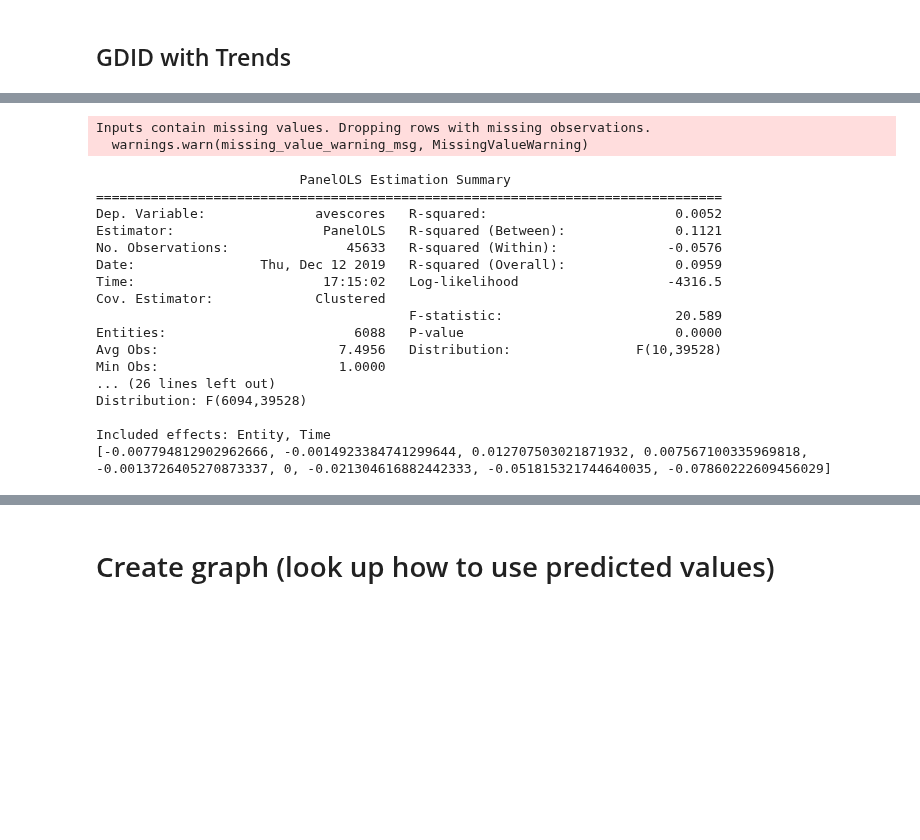
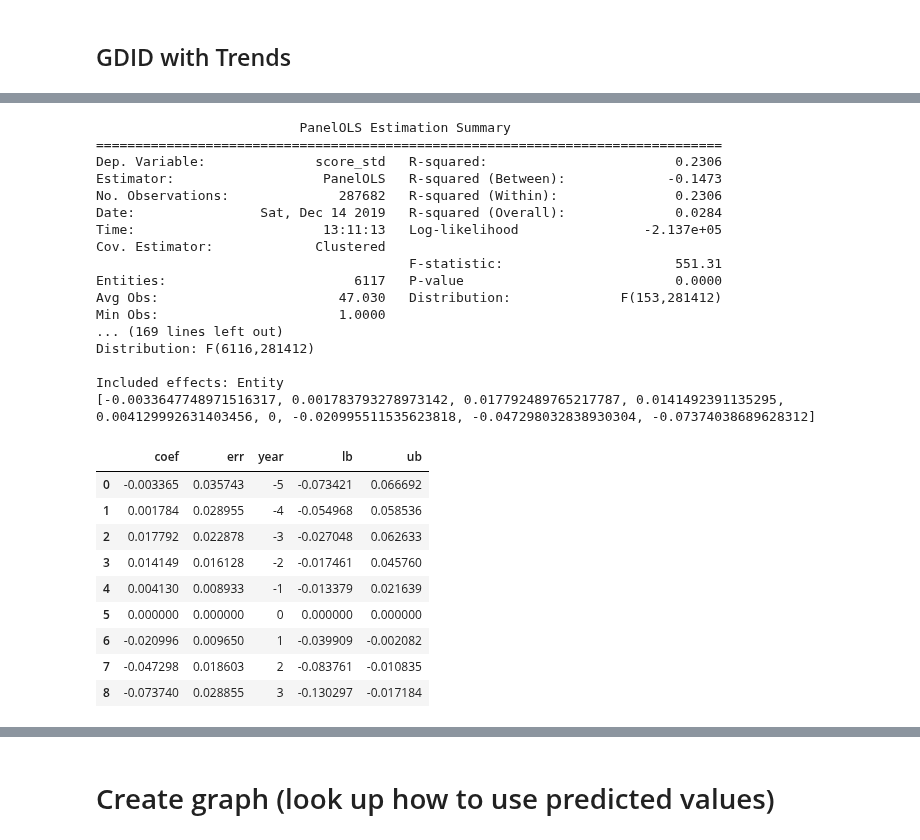
Before and after one commit to KylieLAnglin/dofis, a Jupyter notebook: analysis/Who Needs Rules/05_gdid.ipynb, the cells around one changed output, grey strips where cells are left out. Drawn from its saved outputs; the diff is of its cells as text; code cells hidden in the pictures; blank space fills up the shorter version.

```diff
--- a/analysis/Who Needs Rules/05_gdid.ipynb
+++ b/analysis/Who Needs Rules/05_gdid.ipynb
@@ -221,13 +225,17 @@ Included effects: Entity, Time
 # %%
-mod = PanelOLS.from_formula('avescores ~ + 1 + pre5 + pre4 + pre3 + pre2 + pre1 + post1 + post2 + post3 + students_hisp + students_num + TimeEffects + EntityEffects', df)
+mod = PanelOLS.from_formula('score_std ~ + 1 + pre5 + pre4 + pre3 + pre2 + pre1 + post1 + post2 + post3 + students_hisp + students_num + C(test_by_year) + EntityEffects', df)
 res = mod.fit(cov_type='clustered', cluster_entity=True)
 print(res)
 nonparametric = []
+nonparametric_se = []
 for coef in ['pre5', 'pre4', 'pre3', 'pre2', 'pre1', 'pre0', 'post1', 'post2', 'post3']:
     nonpar = 0
+    nonpar_se = 0
     if coef != 'pre0':
         nonpar = res.params[coef]
+        nonpar_se = res.std_errors[coef]
     nonparametric.append(nonpar)
+    nonparametric_se.append(nonpar_se)
 print(nonparametric)
 row = 3
 for coef in ['post3', 'post2', 'post1', 'pre1', 'pre2', 'pre3', 'pre4', 'pre5']:
@@ -237,22 +245,39 @@ for coef in ['post3', 'post2', 'post1', 'pre1', 'pre2', 'pre3', 'pre4', 'pre5']:
     row = row + 1
 wb.save(file)
 # %% [output]
-Inputs contain missing values. Dropping rows with missing observations.
-  warnings.warn(missing_value_warning_msg, MissingValueWarning)
+                          PanelOLS Estimation Summary
+================================================================================
+Dep. Variable:              score_std   R-squared:                        0.2306
+Estimator:                   PanelOLS   R-squared (Between):             -0.1473
+No. Observations:              287682   R-squared (Within):               0.2306
+Date:                Sat, Dec 14 2019   R-squared (Overall):              0.0284
+Time:                        13:11:13   Log-likelihood                -2.137e+05
+Cov. Estimator:             Clustered
+                                        F-statistic:                      551.31
+Entities:                        6117   P-value                           0.0000
+Avg Obs:                       47.030   Distribution:              F(153,281412)
+Min Obs:                       1.0000
+... (169 lines left out)
+Distribution: F(6116,281412)
+
+Included effects: Entity
+[-0.0033647748971516317, 0.001783793278973142, 0.017792489765217787, 0.0141492391135295, 0.004129992631403456, 0, -0.020995511535623818, -0.047298032838930304, -0.07374038689628312]
-                          PanelOLS Estimation Summary
-================================================================================
-Dep. Variable:              avescores   R-squared:                        0.0052
-Estimator:                   PanelOLS   R-squared (Between):              0.1121
-No. Observations:               45633   R-squared (Within):              -0.0576
-Date:                Thu, Dec 12 2019   R-squared (Overall):              0.0959
-Time:                        17:15:02   Log-likelihood                   -4316.5
-Cov. Estimator:             Clustered
-                                        F-statistic:                      20.589
-Entities:                        6088   P-value                           0.0000
-Avg Obs:                       7.4956   Distribution:                F(10,39528)
-Min Obs:                       1.0000
-... (26 lines left out)
-Distribution: F(6094,39528)
-
-Included effects: Entity, Time
-[-0.007794812902962666, -0.0014923384741299644, 0.012707503021871932, 0.007567100335969818, -0.0013726405270873337, 0, -0.021304616882442333, -0.051815321744640035, -0.07860222609456029]
+# %%
+coef_df = pd.DataFrame({'coef': nonparametric,
+                        'err': nonparametric_se,
+                        'year': [-5, -4, -3, -2, -1,0 , 1, 2, 3]
+                       })
+coef_df['lb'] = coef_df.coef - (1.96*coef_df.err)
+coef_df['ub'] = coef_df.coef + (1.96*coef_df.err)
+coef_df
+# %% [output]
+|  | coef | err | year | lb | ub |
+| 0 | -0.003365 | 0.035743 | -5 | -0.073421 | 0.066692 |
+| 1 | 0.001784 | 0.028955 | -4 | -0.054968 | 0.058536 |
+| 2 | 0.017792 | 0.022878 | -3 | -0.027048 | 0.062633 |
+| 3 | 0.014149 | 0.016128 | -2 | -0.017461 | 0.045760 |
+| 4 | 0.004130 | 0.008933 | -1 | -0.013379 | 0.021639 |
+| 5 | 0.000000 | 0.000000 | 0 | 0.000000 | 0.000000 |
+| 6 | -0.020996 | 0.009650 | 1 | -0.039909 | -0.002082 |
+| 7 | -0.047298 | 0.018603 | 2 | -0.083761 | -0.010835 |
+| 8 | -0.073740 | 0.028855 | 3 | -0.130297 | -0.017184 |
```
Also changed, not shown: parts of 37 cells of this notebook, 1 other file.
